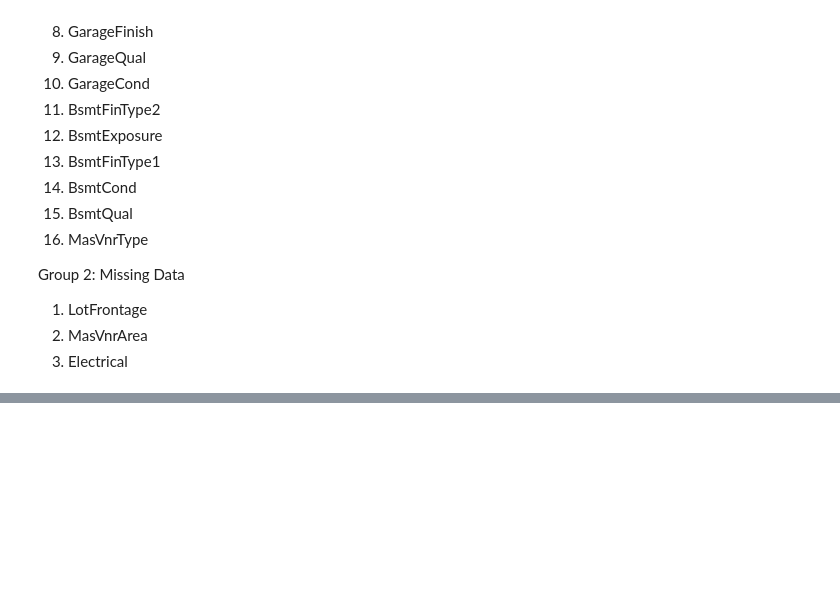
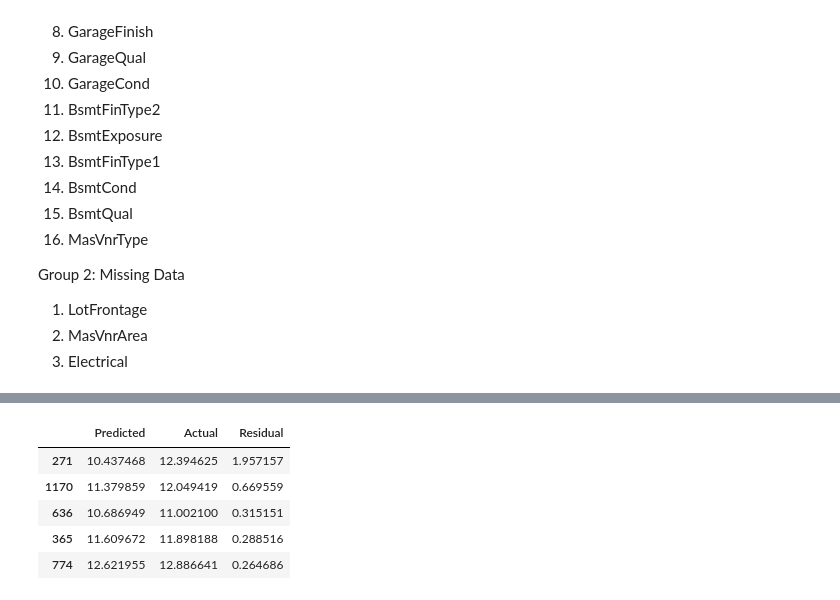
Before and after one commit to gunikatulsyan/real-estate-price-analyzer, a Jupyter notebook: notebooks/01_data_understanding.ipynb, the cells around one changed output, grey strips where cells are left out. Cells and saved outputs as stored; diff of their text form; code cells hidden in the pictures; blank space fills up the shorter version.

```diff
--- a/notebooks/01_data_understanding.ipynb
+++ b/notebooks/01_data_understanding.ipynb
@@ -190,0 +176,17 @@ np.int64(0)
+# %%
+residuals = y_test - y_pred
+
+outliers = pd.DataFrame({
+    "Predicted": y_pred,
+    "Actual": y_test,
+    "Residual": residuals
+}).sort_values(by="Residual", ascending=False)
+
+outliers.head(5)
+# %% [output]
+|  | Predicted | Actual | Residual |
+| 271 | 10.437468 | 12.394625 | 1.957157 |
+| 1170 | 11.379859 | 12.049419 | 0.669559 |
+| 636 | 10.686949 | 11.002100 | 0.315151 |
+| 365 | 11.609672 | 11.898188 | 0.288516 |
+| 774 | 12.621955 | 12.886641 | 0.264686 |
```
Also changed, not shown: parts of 13 cells of this notebook.
